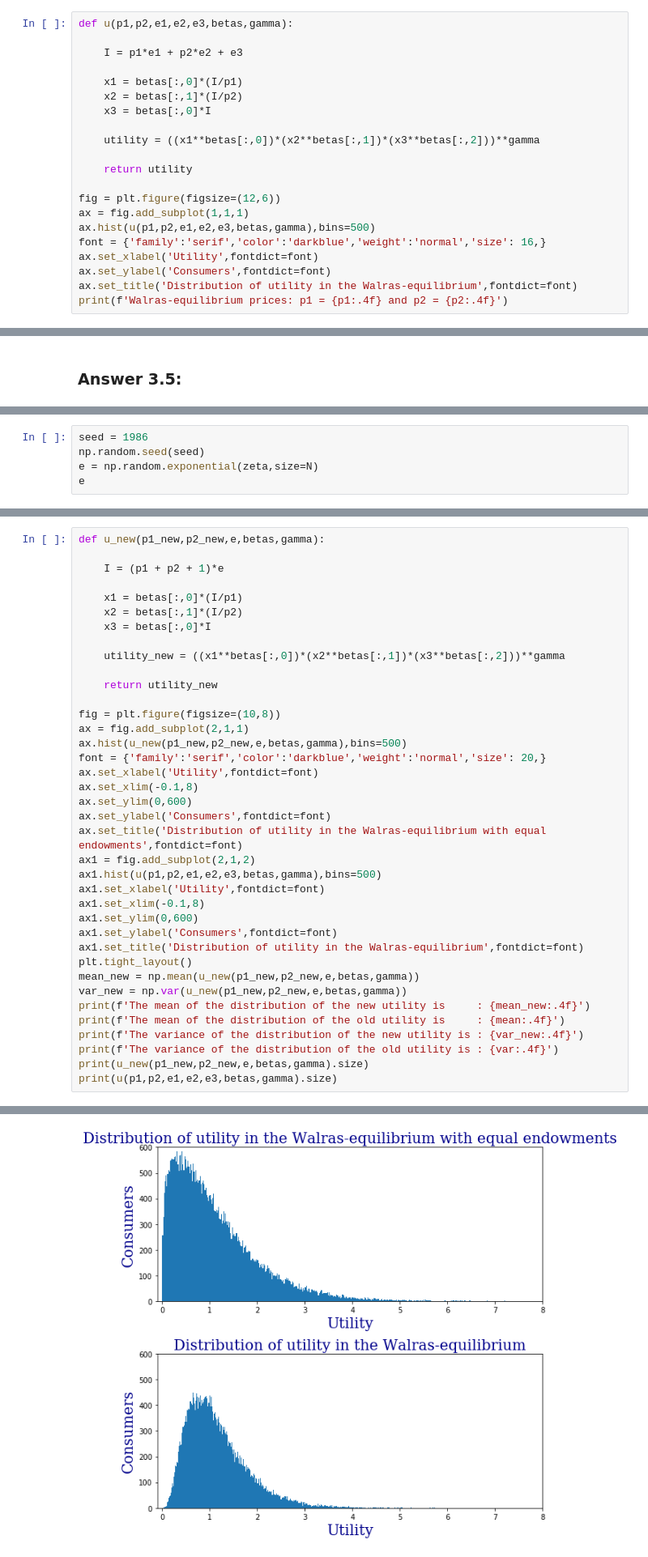
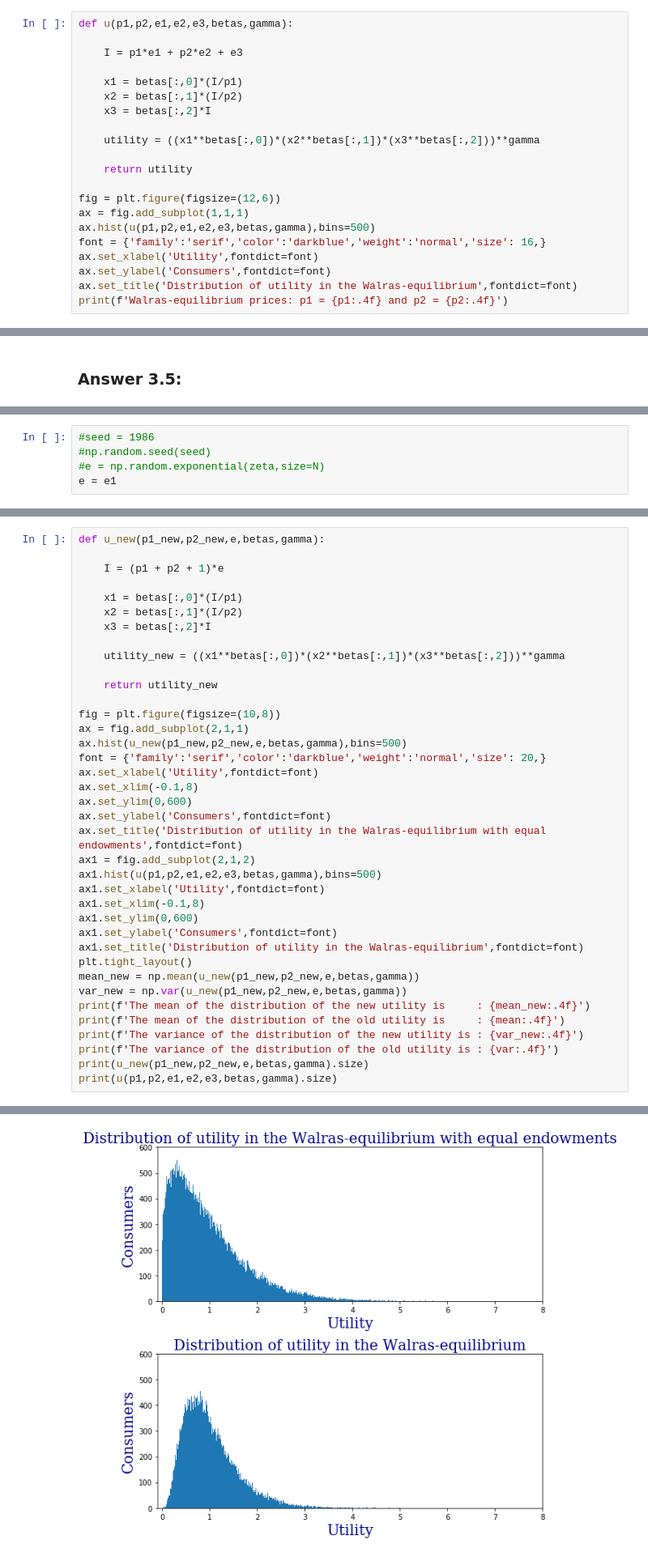
Before and after one commit to NumEconCopenhagen/projects-2019-nx31, a Jupyter notebook: examproject/examproject.ipynb, the cells around one changed output, grey strips where cells are left out. Shown at 81% size. Saved outputs shown, nothing was run; the diff lists cells and outputs as text.

```diff
--- a/examproject/examproject.ipynb
+++ b/examproject/examproject.ipynb
@@ -1418,7 +1450,7 @@ def u(p1,p2,e1,e2,e3,betas,gamma):
 
     x1 = betas[:,0]*(I/p1)
     x2 = betas[:,1]*(I/p2)
-    x3 = betas[:,0]*I
+    x3 = betas[:,2]*I
 
     utility = ((x1**betas[:,0])*(x2**betas[:,1])*(x3**betas[:,2]))**gamma
 
@@ -1458,7 +1490,7 @@ Then we set up a similar function to find the Walras-equilibrium prices, as in q
 
 We define a new $e$ and use it as the same endowment for each good.
 # %%
-seed = 1986
-np.random.seed(seed)
-e = np.random.exponential(zeta,size=N)
-e
+#seed = 1986
+#np.random.seed(seed)
+#e = np.random.exponential(zeta,size=N)
+e = e1
@@ -1584,7 +1613,7 @@ def u_new(p1_new,p2_new,e,betas,gamma):
 
     x1 = betas[:,0]*(I/p1)
     x2 = betas[:,1]*(I/p2)
-    x3 = betas[:,0]*I
+    x3 = betas[:,2]*I
 
     utility_new = ((x1**betas[:,0])*(x2**betas[:,1])*(x3**betas[:,2]))**gamma
 
@@ -1623,4 +1652,4 @@ The variance of the distribution of the old utility is : 0.4105
 50000
 50000
-[figure, old version]
+[figure, new version]
 # %% [markdown]
```
Also changed, not shown: parts of 58 cells of this notebook.
